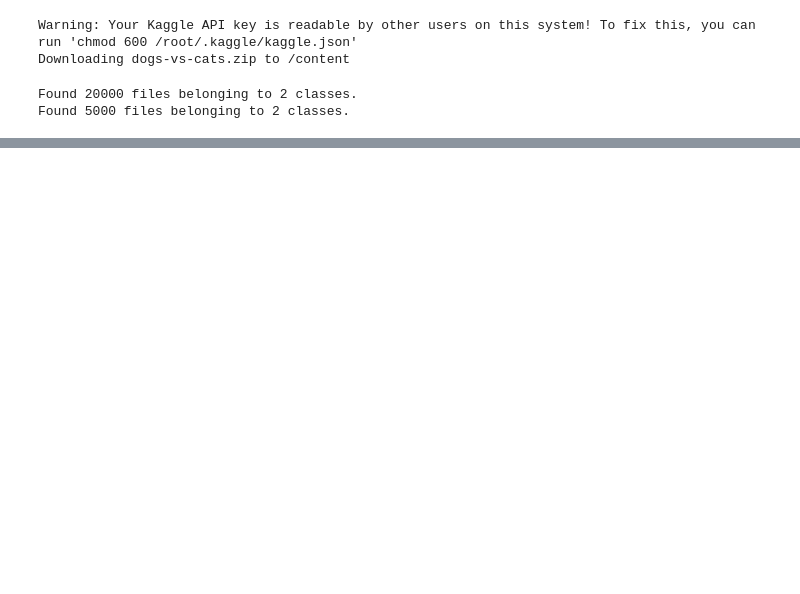
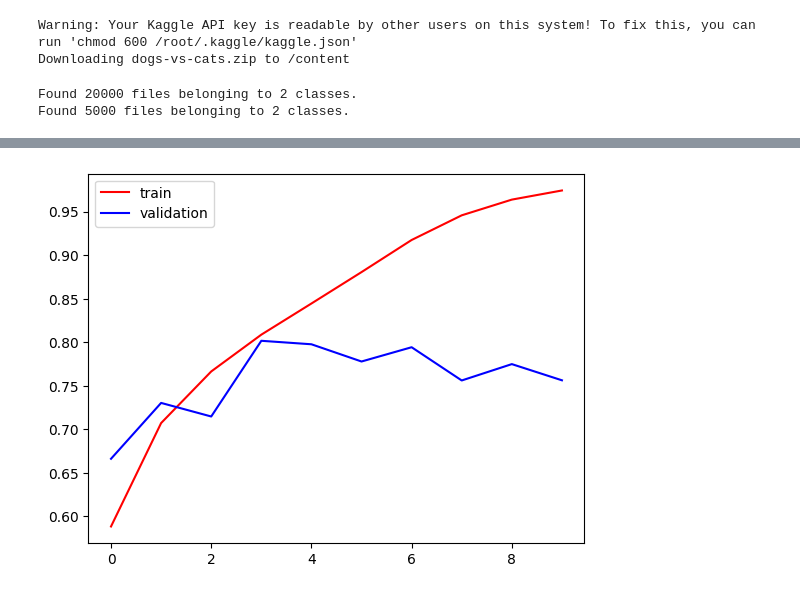
Before and after one commit to akshat8292/Bharat-Intern, a Jupyter notebook: Cat_Dog_Classifier.ipynb, the cells around one changed output, grey strips where cells are left out. Cells and saved outputs as stored; diff of their text form; code cells hidden in the pictures; blank space fills up the shorter version.

```diff
--- a/Cat_Dog_Classifier.ipynb
+++ b/Cat_Dog_Classifier.ipynb
@@ -108,10 +127,12 @@ plt.show()
 # %%
 plt.plot(history.history['accuracy'], color='red', label='train')
 
-plplot(history.history['val_accuracy'], color='blue', label='validation')
+plt.plot(history.history['val_accuracy'], color='blue', label='validation')
 plt.legend()
 
 plt.show()
+# %% [output]
+[figure, added]
 # %%
 #need to reduce complexity
 #add more data
```
Also changed, not shown: parts of 7 cells of this notebook.
